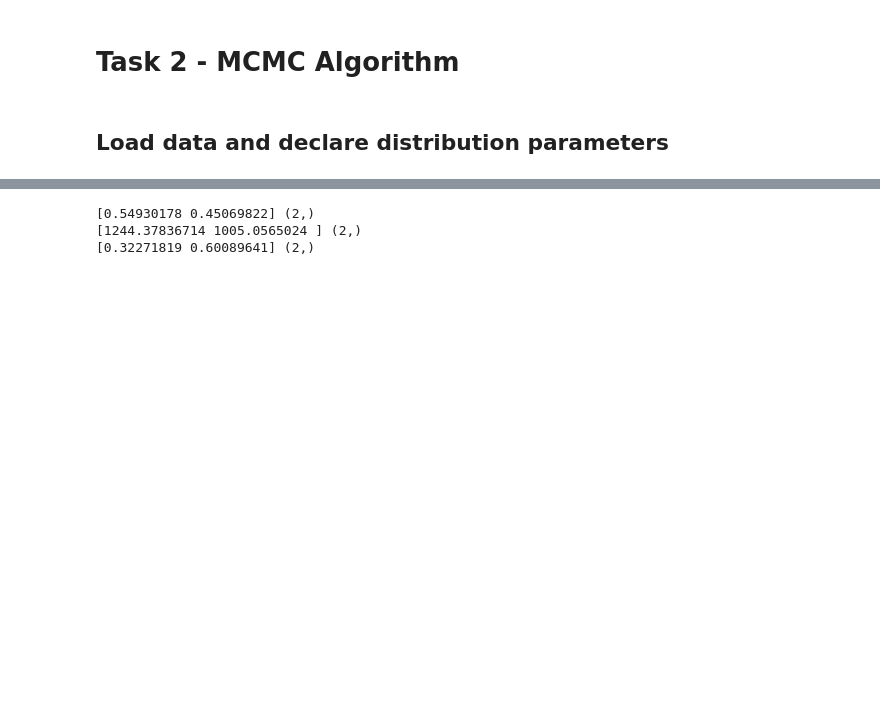
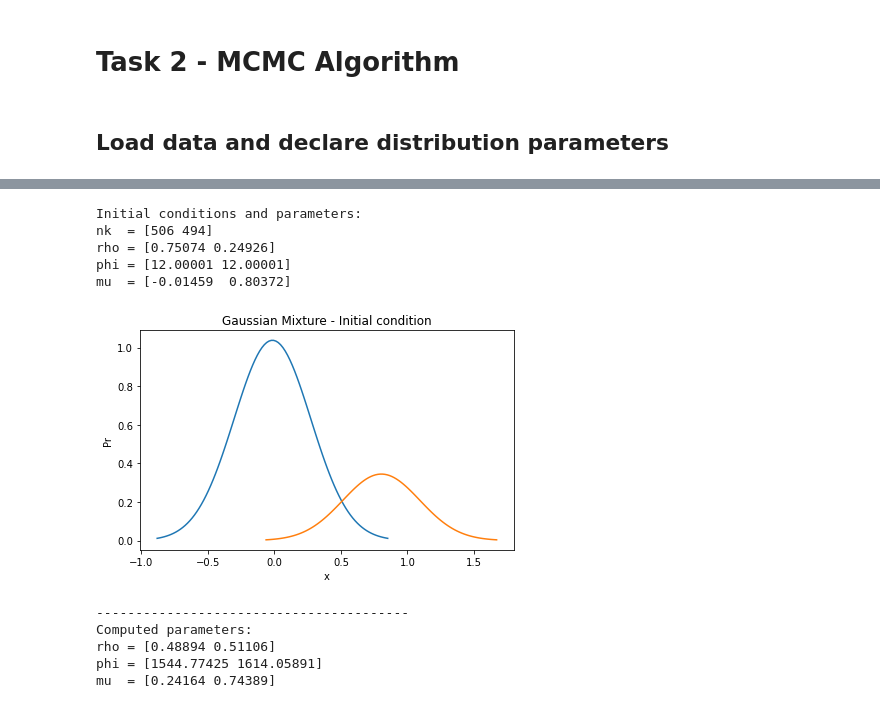
Before and after one commit to emarazz/siml_2019, a Jupyter notebook: H3/hw3.ipynb, the cells around one changed output, grey strips where cells are left out. Cells and saved outputs as stored; diff of their text form; code cells hidden in the pictures; blank space fills up the shorter version.

```diff
--- a/H3/hw3.ipynb
+++ b/H3/hw3.ipynb
@@ -188,15 +195,56 @@ alpha = x.std()*np.random.rand(K) + 0.001    #  std
+# %%
+%reload_ext autoreload
+np.set_printoptions(precision=5)
+
+n_iter = 1000
+
+while(True):
+
+    # Distribution parameters
+    delta = np.ones(K)                                  # Dirichlet distribution parameters: delta
+    a = 9*np.random.rand() + 1e-9                        # Gamma distribution parameters: a, b
+    b = 2
+    m = np.random.randn(K) + np.repeat(x.mean(),K)       # Normal distribuion parameters: mean
+    alpha = np.random.rand(K) + 1e-9
+
+    # 1. Set initials values rho, mu, phi
+    rho = np.random.dirichlet(delta)                                # rho, size=K
+    phi = np.repeat(1/np.var(x), K)                                 # phi, size=K
+    mu = 1/np.sqrt(phi)*np.random.randn(K) + m     # mu,  size=K
+
+    z = np.argmax(p_zi_xi(x,rho,mu,phi),axis=1)
+    nk = np.sum(z.reshape(-1,1) == np.arange(K), axis=0)    # calculate nk for each k
+    if all( nk > x.shape[-1]/(2*K)):
+        break
+
+print('Initial conditions and parameters:')
+print('nk  = {}'.format(nk))
+print('rho = {}'.format(rho))
+print('phi = {}'.format(phi))
+print('mu  = {}\n'.format(mu))
+
+for k in range(K):
+    mu_p = mu[k]
+    variance = 1/phi[k]
+    sigma = math.sqrt(variance)
+    x_p = np.linspace(mu_p - 3*sigma, mu_p + 3*sigma, 100)
+    plt.plot(x_p, rho[k]*stats.norm.pdf(x_p, mu_p, sigma))
+
+plt.title('Gaussian Mixture - Initial condition')
+plt.xlabel('x')
+plt.ylabel('Pr')
+plt.tight_layout()
+plt.savefig('gaussian_ini.eps')
+plt.show()
+# %% [output]
+Initial conditions and parameters:
+nk  = [506 494]
+rho = [0.75074 0.24926]
+phi = [12.00001 12.00001]
+mu  = [-0.01459  0.80372]
+[figure, added]
 # %%
-%reload_ext autoreload
-n_iter = 1000
 
-# 1. Set initials values rho, mu, phi
-rho = np.random.dirichlet(np.ones(K))                  # Dirichlet distribution
-phi = np.random.gamma(a/2,b/2,size=(K))                 # Gamma distribution
-mu = m    # Normal distribution normalized
-
-# print(rho, rho.shape)
-# print(phi, phi.shape)
-# print(mu, mu.shape)
 
 for i in range(n_iter):
     # 2. Update z sampling z^(j+1)
@@ -220,10 +268,13 @@ for i in range(n_iter):
     m_conj = (alpha*m + nk*x_mean)/(alpha + nk)
     mu = np.sqrt(1/(alpha_conj*phi)) * np.random.randn(K) + m_conj
 
-print(rho, rho.shape)
-print(phi, phi.shape)
-print(mu, mu.shape)
+print(40*'-','\nComputed parameters:')
+print('rho = {}'.format(rho))
+print('phi = {}'.format(phi))
+print('mu  = {}\n'.format(mu))
 # %% [output]
-[0.54930178 0.45069822] (2,)
-[1244.37836714 1005.0565024 ] (2,)
-[0.32271819 0.60089641] (2,)
+----------------------------------------
+Computed parameters:
+rho = [0.48894 0.51106]
+phi = [1544.77425 1614.05891]
+mu  = [0.24164 0.74389]
```
Also changed, not shown: parts of 11 cells of this notebook, 3 other files.
